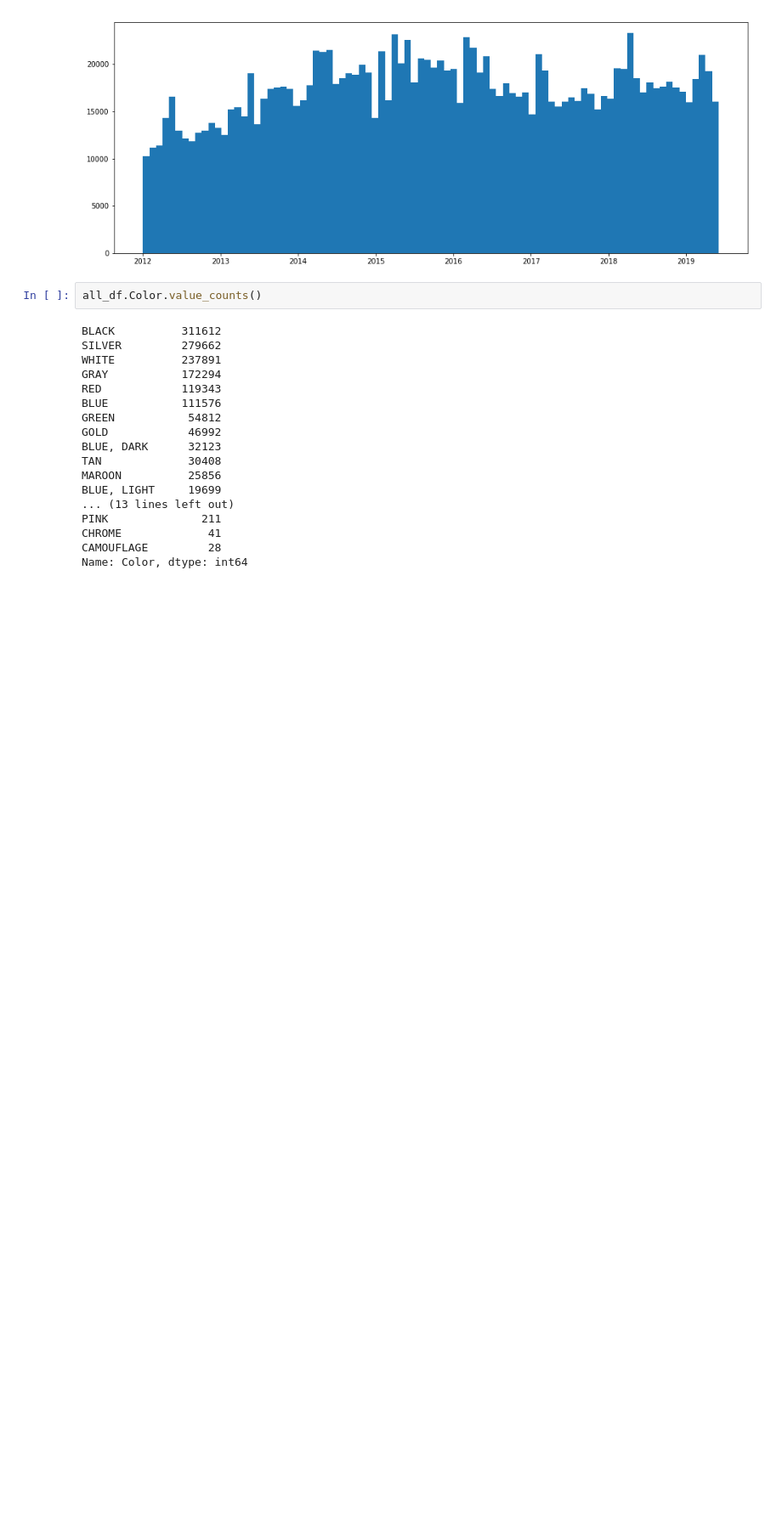
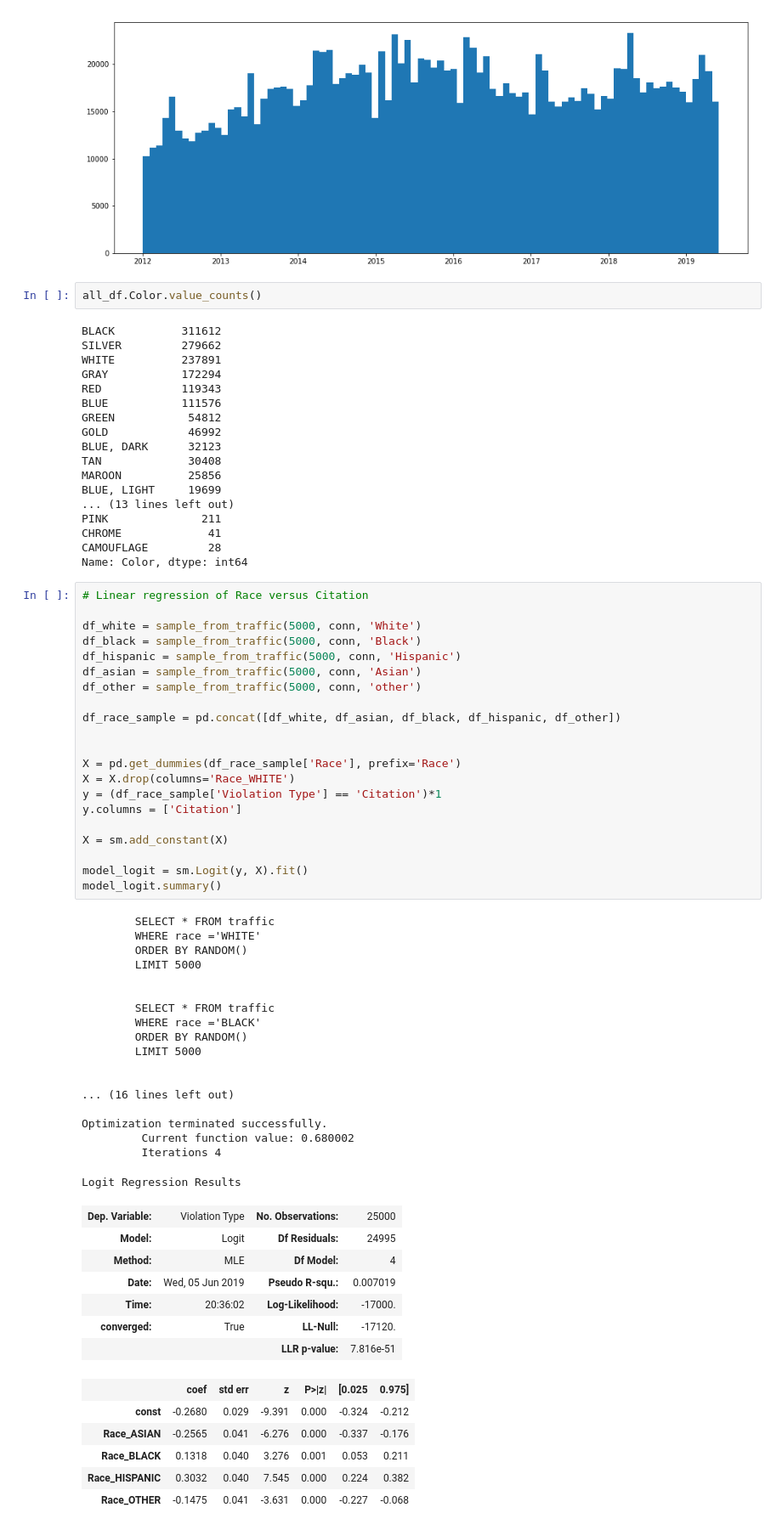
Before and after one commit to mguptaphd/Module3_Project, a Jupyter notebook: Scratchwork.ipynb, the cells around one changed output. Shown: that part at 85% size. Saved outputs shown, nothing was run; the diff lists cells and outputs as text; blank space fills up the shorter version.

```diff
--- a/Scratchwork.ipynb
+++ b/Scratchwork.ipynb
@@ -392,3 +450,56 @@ PINK              211
 CHROME             41
 CAMOUFLAGE         28
 Name: Color, dtype: int64
+# %%
+# Linear regression of Race versus Citation
+
+df_white = sample_from_traffic(5000, conn, 'White')
+df_black = sample_from_traffic(5000, conn, 'Black')
+df_hispanic = sample_from_traffic(5000, conn, 'Hispanic')
+df_asian = sample_from_traffic(5000, conn, 'Asian')
+df_other = sample_from_traffic(5000, conn, 'other')
+
+df_race_sample = pd.concat([df_white, df_asian, df_black, df_hispanic, df_other])
+
+
+X = pd.get_dummies(df_race_sample['Race'], prefix='Race')
+X = X.drop(columns='Race_WHITE')
+y = (df_race_sample['Violation Type'] == 'Citation')*1
+y.columns = ['Citation']
+
+X = sm.add_constant(X)
+
+model_logit = sm.Logit(y, X).fit()
+model_logit.summary()
+# %% [output]
+        SELECT * FROM traffic
+        WHERE race ='WHITE'
+        ORDER BY RANDOM()
+        LIMIT 5000
+
+
+        SELECT * FROM traffic
+        WHERE race ='BLACK'
+        ORDER BY RANDOM()
+        LIMIT 5000
+
+
+... (16 lines left out)
+
+Optimization terminated successfully.
+         Current function value: 0.680002
+         Iterations 4
+Logit Regression Results
+| Dep. Variable: | Violation Type | No. Observations: | 25000 |
+| Model: | Logit | Df Residuals: | 24995 |
+| Method: | MLE | Df Model: | 4 |
+| Date: | Wed, 05 Jun 2019 | Pseudo R-squ.: | 0.007019 |
+| Time: | 20:36:02 | Log-Likelihood: | -17000. |
+| converged: | True | LL-Null: | -17120. |
+|  |  | LLR p-value: | 7.816e-51 |
+|  | coef | std err | z | P>|z| | [0.025 | 0.975] |
+| const | -0.2680 | 0.029 | -9.391 | 0.000 | -0.324 | -0.212 |
+| Race_ASIAN | -0.2565 | 0.041 | -6.276 | 0.000 | -0.337 | -0.176 |
+| Race_BLACK | 0.1318 | 0.040 | 3.276 | 0.001 | 0.053 | 0.211 |
+| Race_HISPANIC | 0.3032 | 0.040 | 7.545 | 0.000 | 0.224 | 0.382 |
+| Race_OTHER | -0.1475 | 0.041 | -3.631 | 0.000 | -0.227 | -0.068 |
```
Also changed, not shown: parts of 14 cells of this notebook, 1 other file.
